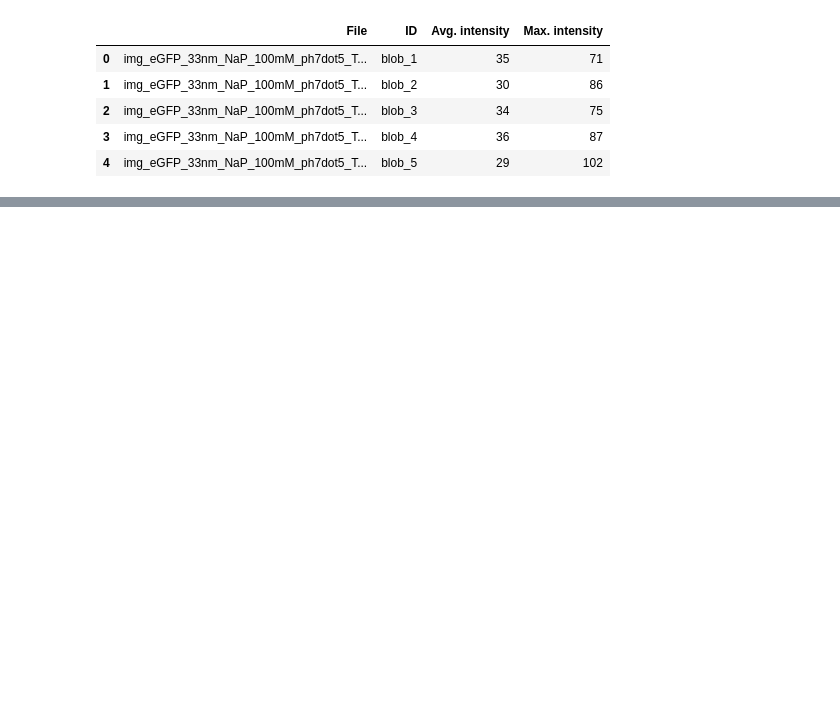
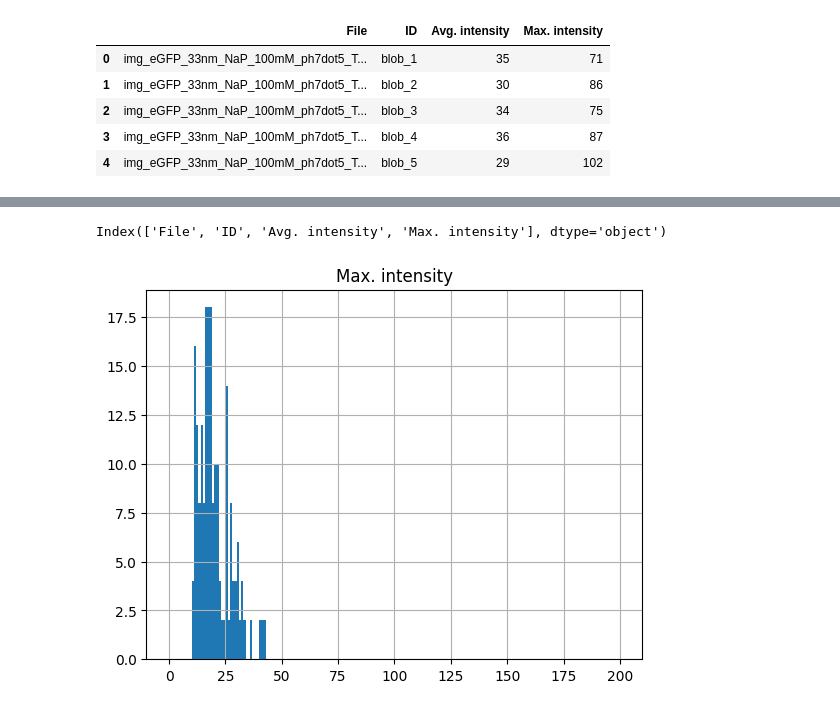
Before and after one commit to JKL453/s04-utils, a Jupyter notebook: papermill-test.ipynb, the cells around one changed output, grey strips where cells are left out. Saved outputs shown, nothing was run; the diff lists cells and outputs as text; code cells hidden in the pictures; blank space fills up the shorter version.

Commit message:
integration of papermill into analysis workflow, added support for scrapbook and glue methods

```diff
--- a/papermill-test.ipynb
+++ b/papermill-test.ipynb
@@ -7,0 +41,22 @@ import pandas as pd
+# %%
+# Set directory of notebook to run
+SOURCE_NOTEBOOK_PATH = 'spot-analysis.ipynb'
+# %%
+# Logging
+logger.info("Starting papermill")
+
+# Get list of files with extension .img from SOURCE_PATH
+files = [file for file in os.listdir(SOURCE_PATH) if file.endswith(".img")]
+print(files)
+
+# Iterate over files and run papermill
+for file in files:
+    logger.info("Running papermill for {}".format(file))
+    pm.execute_notebook(
+        input_path = SOURCE_NOTEBOOK_PATH,
+        output_path = "../s04utils/papermill-test-nbs/papermill-test-{}.ipynb".format(file),
+        parameters=dict(
+            # join SOURCE_PATH and file name
+            SOURCE_IMAGE_PATH = os.path.join(SOURCE_PATH, file)
+        )
+    )
@@ -62,0 +140,19 @@ for file in files:
+# %%
+# Read scraps of notebooks generated by papermill
+
+OUTPUT_PATH = '../s04utils/papermill-test-nbs/'
+
+# Get list of files with extension .ipynb from OUTPUT_PATH and join with sourcepath
+notebooks = [os.path.join(OUTPUT_PATH, file) for file in os.listdir(OUTPUT_PATH) if file.endswith(".ipynb")]
+print(len(notebooks))
+
+
+blob_dataframe = pd.DataFrame()
+
+for notebook in notebooks:
+    print(notebook)
+    nb = sb.read_notebook(notebook)
+    if not nb.scrap_dataframe.empty:
+        nb_dataframe = nb.scrap_dataframe.loc[nb.scrap_dataframe['name'] == 'blob_dataframe', 'data'].iloc[0]
+        blob_dataframe = pd.concat([blob_dataframe, nb_dataframe], ignore_index=True)
+        blob_dataframe = pd.concat([blob_dataframe, nb_dataframe], ignore_index=True)
@@ -62,0 +186,9 @@ for file in files:
+# %%
+print(blob_dataframe.columns)
+# %% [output]
+Index(['File', 'ID', 'Avg. intensity', 'Max. intensity'], dtype='object')
+# %%
+blob_dataframe.hist(column='Max. intensity', bins=200, range=(0, 200))
+counts = blob_dataframe['Max. intensity'].value_counts()
+# %% [output]
+[figure, added]
```
Also changed, not shown: parts of 15 cells of this notebook.
